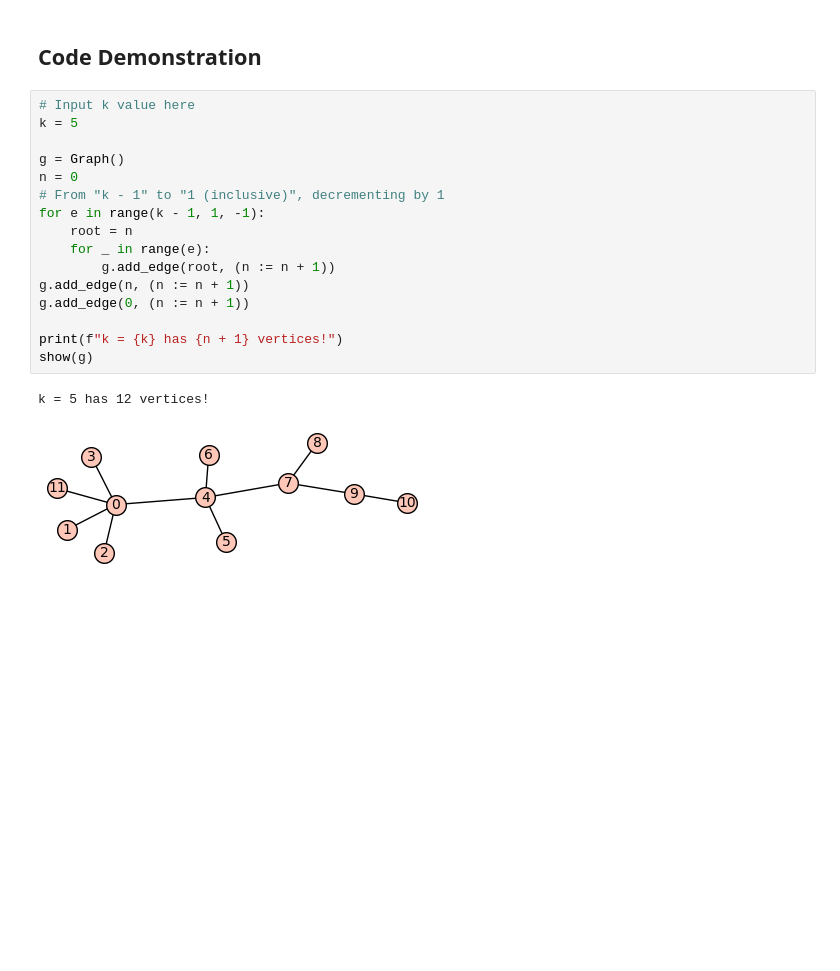
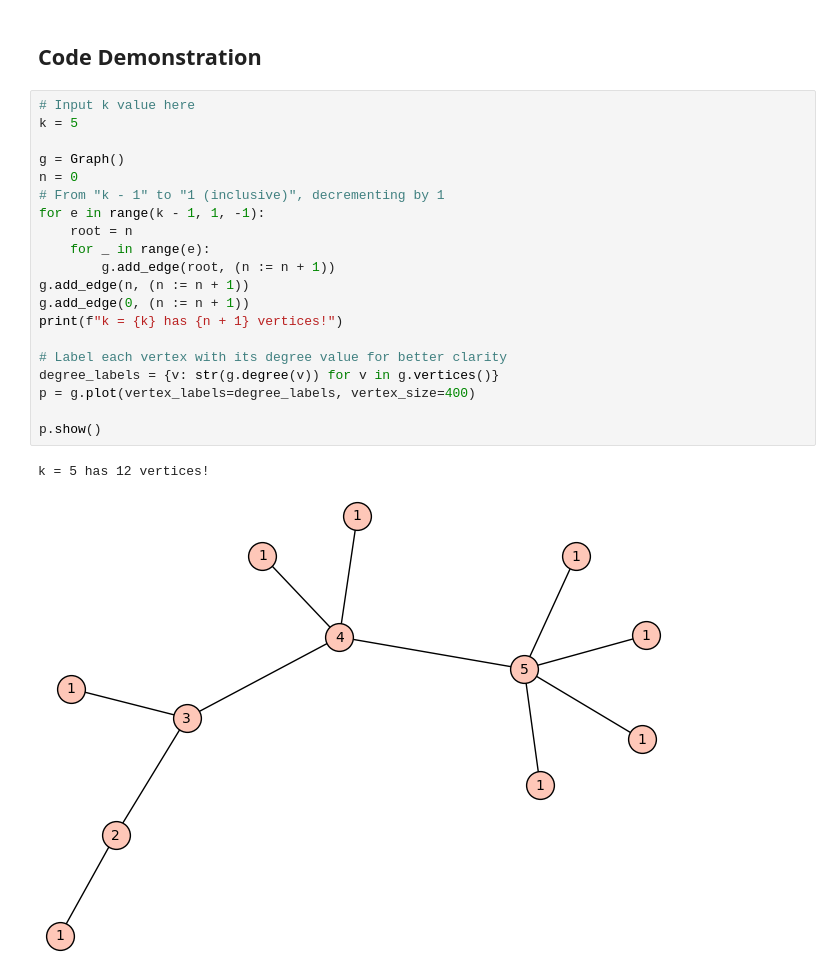
Before and after one commit to Michael-USA/codespaces-jupyter, a Jupyter notebook: notebooks/problem-2.ipynb, the cells around one changed output. Saved outputs shown, nothing was run; the diff lists cells and outputs as text; blank space fills up the shorter version.

Commit message:
Improve Code Visualization (Question 2)

```diff
--- a/notebooks/problem-2.ipynb
+++ b/notebooks/problem-2.ipynb
@@ -70,19 +70,23 @@ $$
 # %%
 # Input k value here
 k = 5
 
 g = Graph()
 n = 0
 # From "k - 1" to "1 (inclusive)", decrementing by 1
 for e in range(k - 1, 1, -1):
     root = n
     for _ in range(e):
         g.add_edge(root, (n := n + 1))
 g.add_edge(n, (n := n + 1))
 g.add_edge(0, (n := n + 1))
+print(f"k = {k} has {n + 1} vertices!")
 
-print(f"k = {k} has {n + 1} vertices!")
-show(g)
+# Label each vertex with its degree value for better clarity
+degree_labels = {v: str(g.degree(v)) for v in g.vertices()}
+p = g.plot(vertex_labels=degree_labels, vertex_size=400)
+
+p.show()
 # %% [output]
 k = 5 has 12 vertices!
-[figure, old version]
+[figure, new version]
```
